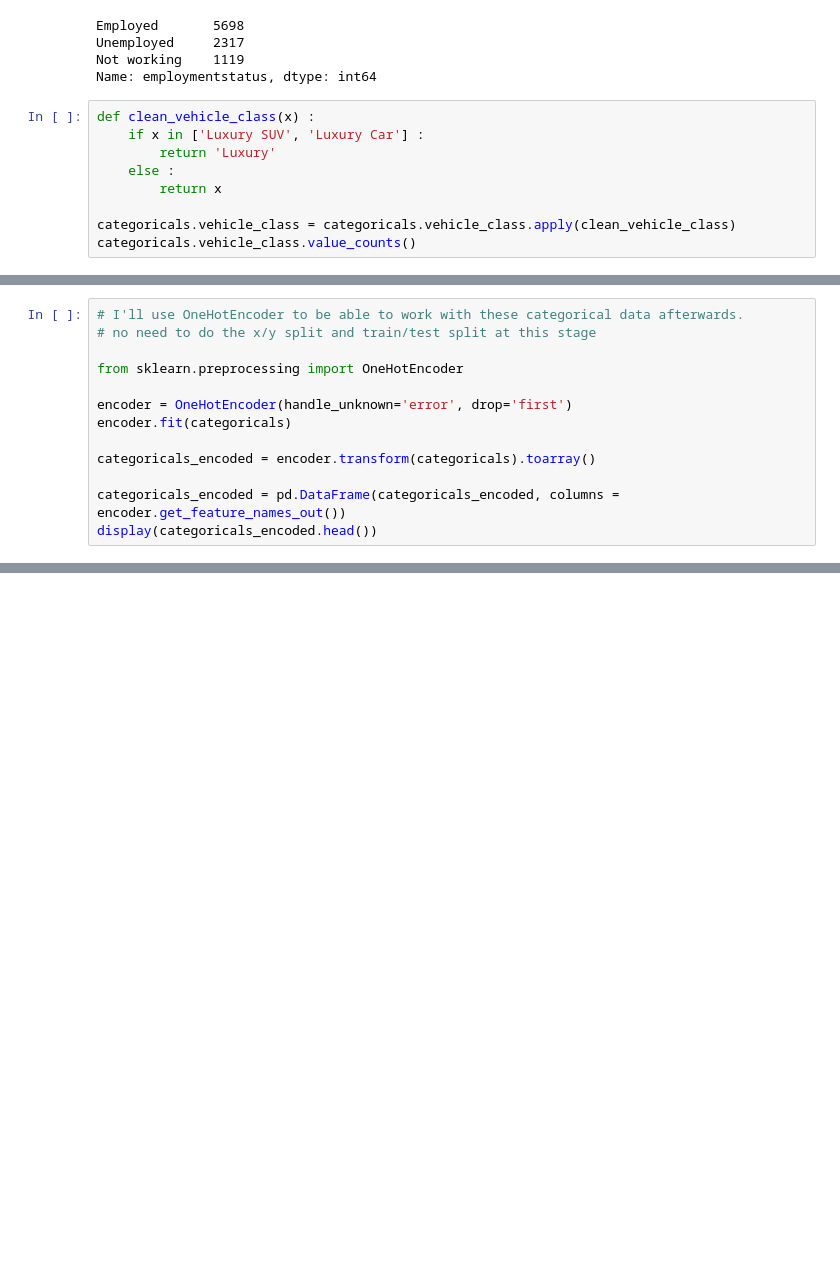
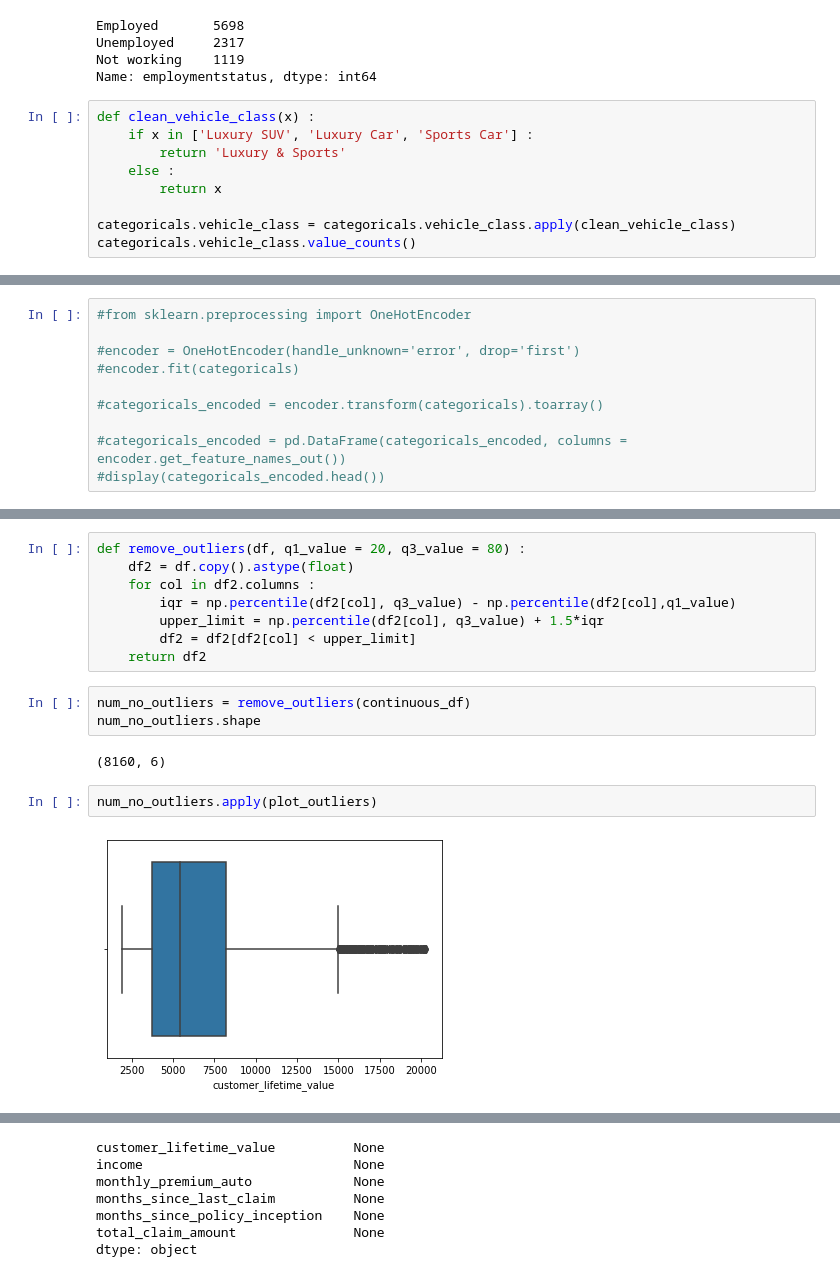
Before and after one commit to audedef/lab-week4-clean-knn-tests, a Jupyter notebook: Lab_week4_answer.ipynb, the cells around one changed output, grey strips where cells are left out. Saved outputs shown, nothing was run; the diff lists cells and outputs as text; blank space fills up the shorter version.

```diff
--- a/Lab_week4_answer.ipynb
+++ b/Lab_week4_answer.ipynb
@@ -574,8 +578,8 @@ Not working    1119
 Name: employmentstatus, dtype: int64
 # %%
 def clean_vehicle_class(x) :
-    if x in ['Luxury SUV', 'Luxury Car'] :
-        return 'Luxury'
+    if x in ['Luxury SUV', 'Luxury Car', 'Sports Car'] :
+        return 'Luxury & Sports'
     else :
         return x
 
@@ -599,13 +605,10 @@ but I won't do it at this stage of the process... Let's see what we are going to
 # %%
-# I'll use OneHotEncoder to be able to work with these categorical data afterwards.
-# no need to do the x/y split and train/test split at this stage
+#from sklearn.preprocessing import OneHotEncoder
 
-from sklearn.preprocessing import OneHotEncoder
+#encoder = OneHotEncoder(handle_unknown='error', drop='first')
+#encoder.fit(categoricals)
 
-encoder = OneHotEncoder(handle_unknown='error', drop='first')
-encoder.fit(categoricals)
+#categoricals_encoded = encoder.transform(categoricals).toarray()
 
-categoricals_encoded = encoder.transform(categoricals).toarray()
-
-categoricals_encoded = pd.DataFrame(categoricals_encoded, columns = encoder.get_feature_names_out())
-display(categoricals_encoded.head())
+#categoricals_encoded = pd.DataFrame(categoricals_encoded, columns = encoder.get_feature_names_out())
+#display(categoricals_encoded.head())
@@ -649,0 +657,17 @@ Name: vehicle_size, dtype: int64
+# %%
+def remove_outliers(df, q1_value = 20, q3_value = 80) :
+    df2 = df.copy().astype(float)
+    for col in df2.columns :
+        iqr = np.percentile(df2[col], q3_value) - np.percentile(df2[col],q1_value)
+        upper_limit = np.percentile(df2[col], q3_value) + 1.5*iqr
+        df2 = df2[df2[col] < upper_limit]
+    return df2
+# %%
+num_no_outliers = remove_outliers(continuous_df)
+num_no_outliers.shape
+# %% [output]
+(8160, 6)
+# %%
+num_no_outliers.apply(plot_outliers)
+# %% [output]
+[figure, added]
@@ -649,0 +679,7 @@ Name: vehicle_size, dtype: int64
+customer_lifetime_value          None
+income                           None
+monthly_premium_auto             None
+months_since_last_claim          None
+months_since_policy_inception    None
+total_claim_amount               None
+dtype: object
```
Also changed, not shown: parts of 100 cells of this notebook.
